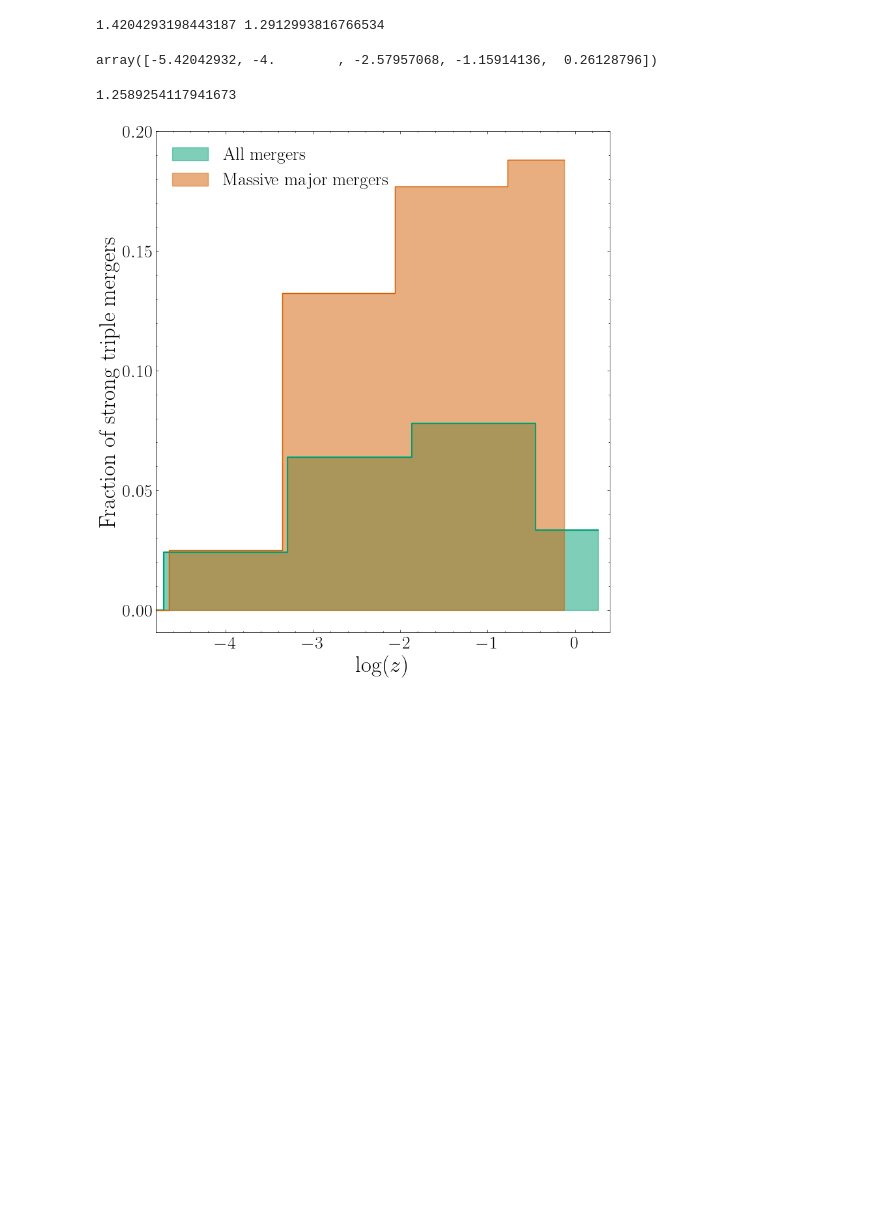
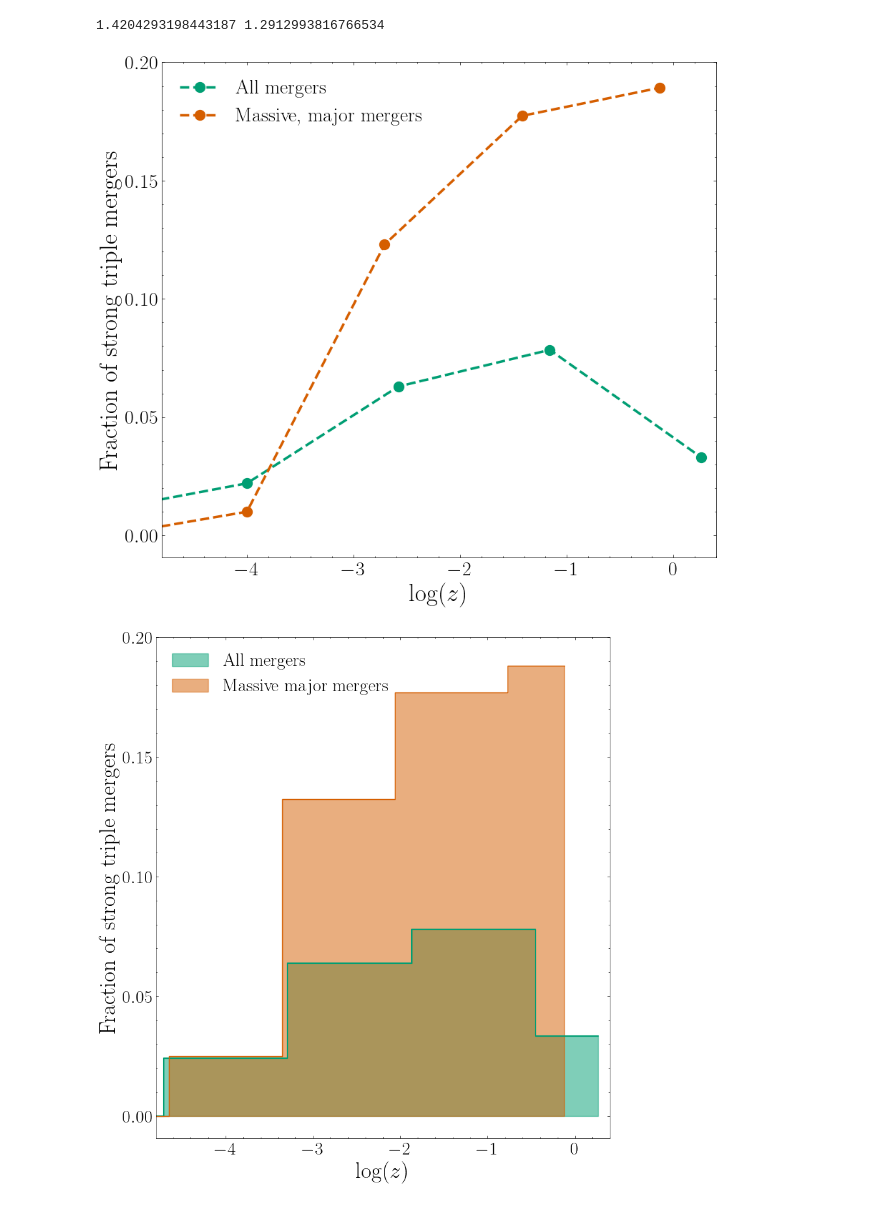
Before and after one commit to pranav-satheesh/Triple-MBH-Illustris, a Jupyter notebook: notebooks/merger_rates.ipynb, the cells around one changed output. Drawn from its saved outputs; the diff is of its cells as text; code cells hidden in the pictures; blank space fills up the shorter version.

```diff
--- a/notebooks/merger_rates.ipynb
+++ b/notebooks/merger_rates.ipynb
@@ -338,14 +338,18 @@ strong_fraction_massive = np.mean(accumulated_fraction_strong_massive,axis=0)
 # %%
 strong_fraction[strong_fraction<=0.02] = 0
 strong_fraction_massive[strong_fraction_massive<=0.02] = 0
-# %%
-final_bin_edges[:-1]
-# %% [output]
-array([-5.42042932, -4.        , -2.57957068, -1.15914136,  0.26128796])
-# %%
-10**(0.1)
-# %% [output]
-1.2589254117941673
+# %%
+plt.figure(figsize=(10,9))
+plt.plot(final_bin_edges[:-1], strong_fraction, marker="o", linestyle="--", markersize=10, color=massive_color_palette['all'], linewidth=2.5, label='All mergers')
+plt.plot(final_bin_edges_massive[:-1],strong_fraction_massive, marker="o", linestyle="--", markersize=10,color=massive_color_palette['strong'], linewidth=2.5, label='Massive, major mergers')
+plt.xlabel('$\log(z)$',fontsize=25)
+plt.yticks([0,0.05,0.1,0.15,0.20])
+plt.xlim(-4.8,0.4)
+plt.ylabel('Fraction of strong triple mergers',fontsize=25)
+plt.legend(loc="upper left")
+plt.savefig("../Figures/fraction_of_strong_triples_massive_vs_all.pdf")
+# %% [output]
+[figure, added]
 # %%
 plt.figure(figsize=(9,10))
 plt.step(final_bin_edges[:-1],strong_fraction,where="mid",color=massive_color_palette['all'],linewidth=1.5)
```
Also changed, not shown: parts of 2 cells of this notebook, 8 other files.
